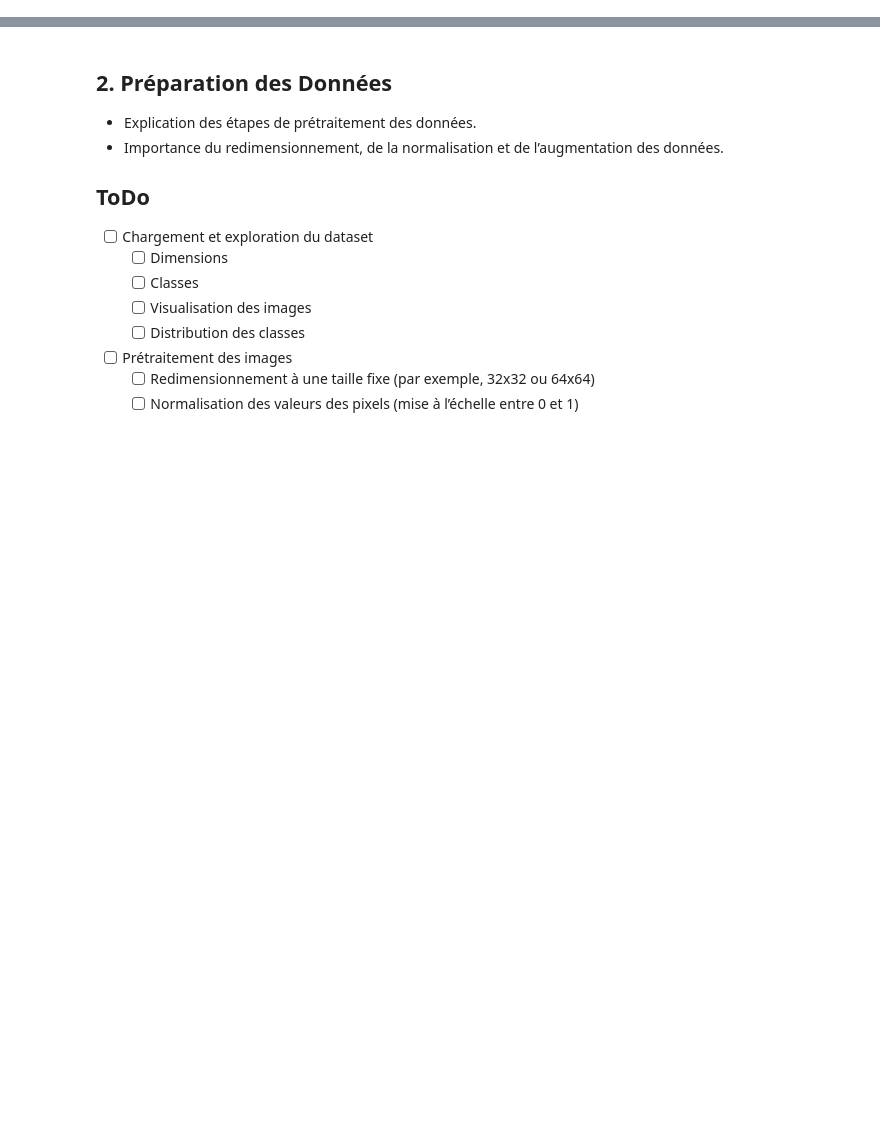
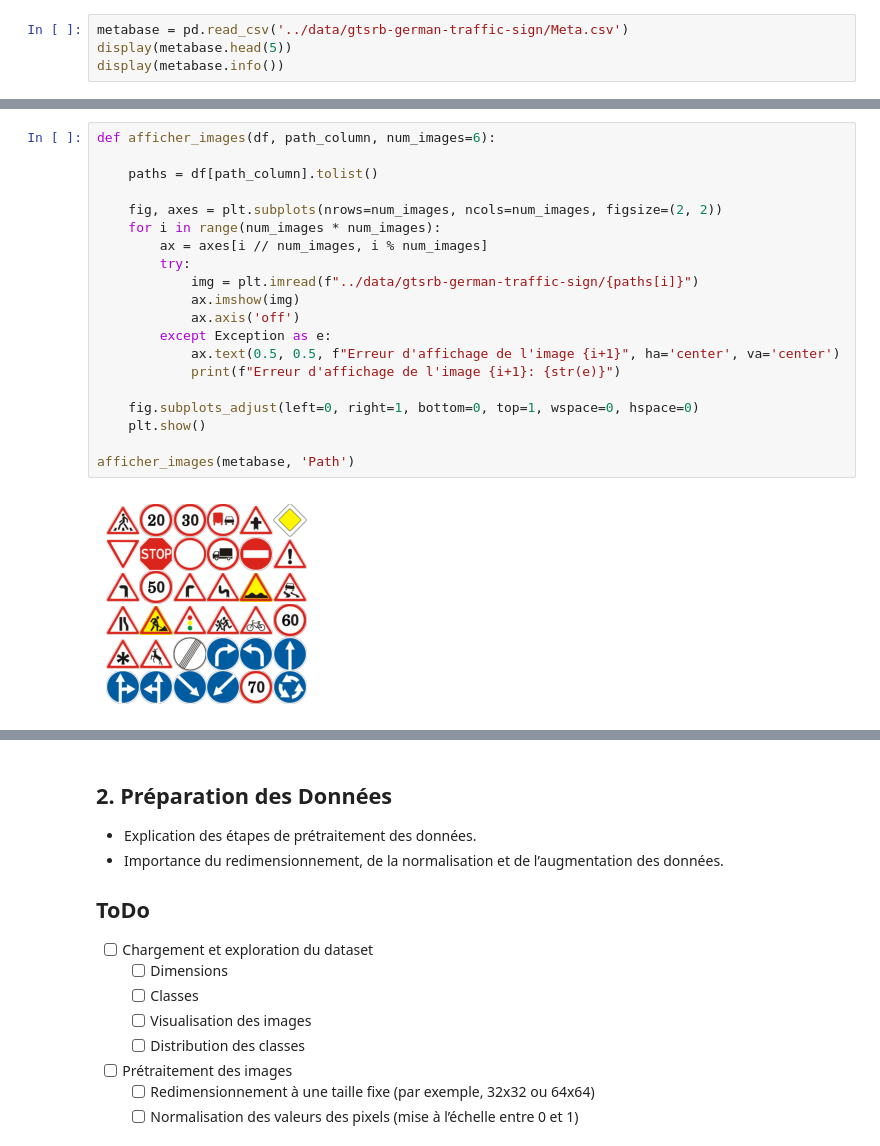
Before and after one commit to mriusero/cnn-traffic-sign-recognition, a Jupyter notebook: traffic-sign-recognition/notebook.ipynb, the cells around one changed output, grey strips where cells are left out. Drawn from its saved outputs; the diff is of its cells as text; blank space fills up the shorter version.

Commit message:
Input data exploration

```diff
--- a/traffic-sign-recognition/notebook.ipynb
+++ b/traffic-sign-recognition/notebook.ipynb
@@ -14,0 +31,4 @@
+# %%
+metabase = pd.read_csv('../data/gtsrb-german-traffic-sign/Meta.csv')
+display(metabase.head(5))
+display(metabase.info())
@@ -14,0 +55,22 @@
+# %%
+def afficher_images(df, path_column, num_images=6):
+
+    paths = df[path_column].tolist()
+
+    fig, axes = plt.subplots(nrows=num_images, ncols=num_images, figsize=(2, 2))
+    for i in range(num_images * num_images):
+        ax = axes[i // num_images, i % num_images]
+        try:
+            img = plt.imread(f"../data/gtsrb-german-traffic-sign/{paths[i]}")
+            ax.imshow(img)
+            ax.axis('off')
+        except Exception as e:
+            ax.text(0.5, 0.5, f"Erreur d'affichage de l'image {i+1}", ha='center', va='center')
+            print(f"Erreur d'affichage de l'image {i+1}: {str(e)}")
+
+    fig.subplots_adjust(left=0, right=1, bottom=0, top=1, wspace=0, hspace=0)
+    plt.show()
+
+afficher_images(metabase, 'Path')
+# %% [output]
+[figure, added]
```
Also changed, not shown: parts of 6 cells of this notebook, 3 other files.
